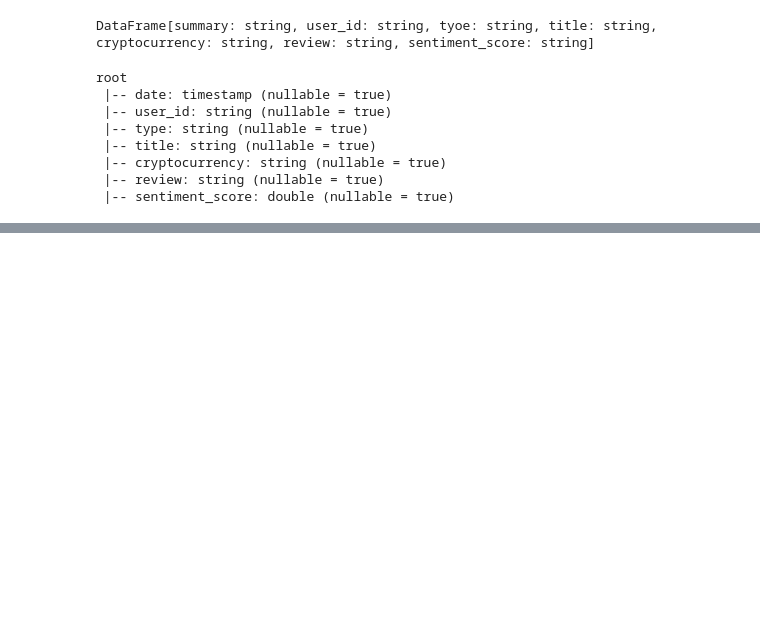
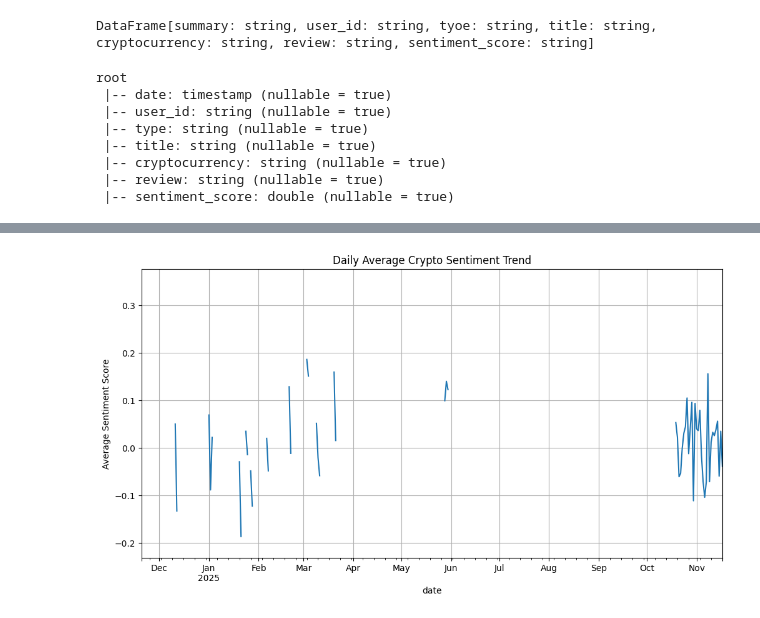
Before and after one commit to Ripa-Shah/Analyzing-Social-Sentiment-Data-to-determine-correlation-with-Cryptocurrency-Price, a Jupyter notebook: MIS584_Cryptocurrency_sentimentdata_and_prices.ipynb, the cells around one changed output, grey strips where cells are left out. Cells and saved outputs as stored; diff of their text form; code cells hidden in the pictures; blank space fills up the shorter version.

```diff
--- a/MIS584_Cryptocurrency_sentimentdata_and_prices.ipynb
+++ b/MIS584_Cryptocurrency_sentimentdata_and_prices.ipynb
@@ -310,3 +193,5 @@ print(pdf.head(20))
+# %%
+df_reddit_price_renamed = df_reddit_crypto_price.withColumnRenamed("timestamp", "date")
 # %%
 # create a spark dataframe from a pandas dataframe
 import pandas as pd
@@ -435,12 +358,13 @@ df_reddit_crypto_missing = df_reddit_crypto_filled.na.fill(value='missing', subs
 # %%
+from pyspark.sql.functions import col, when
 # List of values to EXCLUDE
 excluded_cryptos = ["BTC", "ETH", "SOL", "ADA","DOGE","missing"]  # Adjusted BTH to BTC for clarity
 
 # Find rows where the cryptocurrency IS NOT in the excluded list
-df_other_cryptos = df_reddit_crypto_missing.filter(~col("cryptocurrency").isin(excluded_cryptos)
+df_other_cryptos = df_reddit_crypto_cleaned.filter(~col("cryptocurrency").isin(excluded_cryptos)
 )
 
-df_reddit_main_cryptos = df_reddit_crypto_missing.filter(col("cryptocurrency").isin(excluded_cryptos))
+df_reddit_main_cryptos = df_reddit_crypto_cleaned.filter(col("cryptocurrency").isin(excluded_cryptos))
 print("--Main cryptos")
 df_reddit_main_cryptos.show()
 df_reddit_main_cryptos_count = df_reddit_main_cryptos.count()
@@ -599,0 +587,22 @@ df_reddit_crypto_count.select(['unique_user_count', 'cryptocurrency', 'type'])\
+# %%
+#since this data are streaming so time based analysis is essential. This helps observe trends over time.
+import matplotlib.pyplot as plt
+from pyspark.sql.functions import date_trunc, col, avg
+from pyspark.sql import functions as F
+
+
+
+# 1. Overall Sentiment Trend
+
+# Assuming you want to join df1 and df2 on a column named 'key_col'
+df_joined = df_reddit_crypto_filled_date.join(df_yahoo_price_unique, on='date', how='inner')
+df_joined.show(n=5)
+print(df_joined)
+print(df_reddit_price_renamed.count())
+print(df_reddit_crypto_filled_date.count())
+
+df_filtered_and_joined = df_joined.filter(
+    F.col("cryptocurrency").isNotNull() &
+    F.col("price").isNotNull()
+)
+print(df_filtered_and_joined.count())
@@ -599,0 +625,18 @@ df_reddit_crypto_count.select(['unique_user_count', 'cryptocurrency', 'type'])\
+# %%
+#time series analysis
+
+import matplotlib.pyplot as plt
+
+#convert pyspark dataframe to pandas dataframe
+df_pandas = df_filtered_and_joined.toPandas()
+
+# 1. Overall Sentiment Trend
+df_daily_sentiment = df_pandas.set_index('date').resample('D')['sentiment_score'].mean()
+
+plt.figure(figsize=(12, 6))
+df_daily_sentiment.plot(title="Daily Average Crypto Sentiment Trend")
+plt.ylabel("Average Sentiment Score")
+plt.grid(True)
+plt.show()
+# %% [output]
+[figure, added]
```
Also changed, not shown: parts of 38 cells of this notebook.
